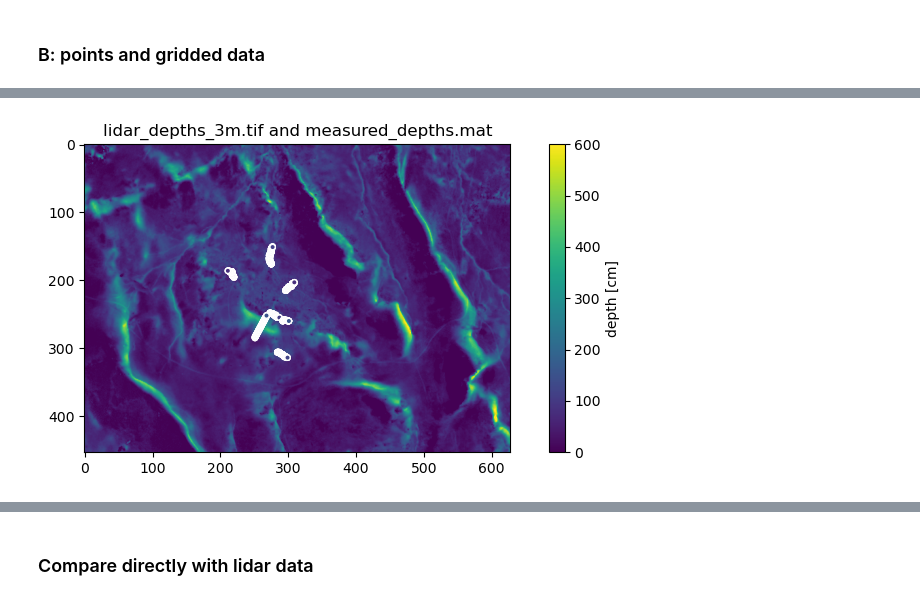
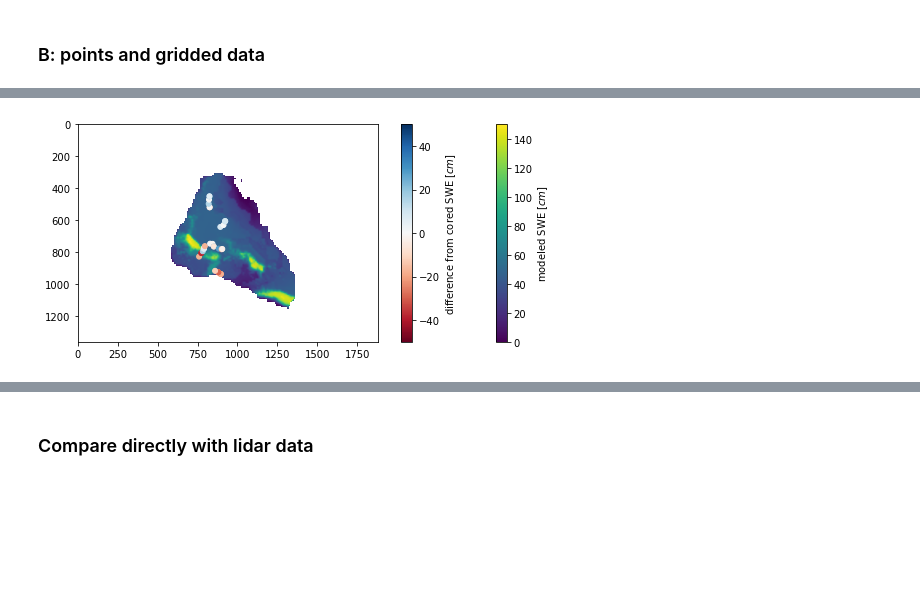
Before and after one commit to jukesliu/snow-radar, a Jupyter notebook: process_ground_data.ipynb, the cells around one changed output, grey strips where cells are left out. Saved outputs shown, nothing was run; the diff lists cells and outputs as text; code cells hidden in the pictures; blank space fills up the shorter version.

```diff
--- a/process_ground_data.ipynb
+++ b/process_ground_data.ipynb
@@ -80,7 +84,7 @@ plt.show()
 # 2) Create Xm grid from the lidar data bounds/grid
 # %%
 # # step 1: create the 3 meter grid (center Xs and Ys) from the lidar dataset (1 m)
-new_res = 3 # meter spacing for grid
+new_res = 1 # meter spacing for grid
 
 [lidar_DATA, lidar_X, lidar_Y] = read_ground_data_mat(ground_data_folder+'lidar_depths.mat')
 lidar_X = lidar_X.flatten()
@@ -315,9 +368,42 @@ for i in range(0, len(X_in)):
+# %%
+# grab difference in depth at points
+gridded_depths_at_points = data1[y_idxs, x_idxs].flatten()
+diff = gridded_depths_at_points - DATA_in.flatten()
+
+plt.figure(figsize=(10,4))
+plt.imshow(data1,vmin=0,vmax=150)
+cbar1 = plt.colorbar(); cbar1.set_label('calculated density [$kg/m^3$]')
+plt.scatter(x_idxs, y_idxs, c=diff, cmap='RdBu',marker='o',s=25,vmin=-50, vmax=50)
+cbar2 = plt.colorbar(); cbar2.set_label('density difference [$kg/m^3$]')
+plt.show()
+
+# # linear regression
+# r2_ground_lidar = r2_score(gridded_depths_at_points, DATA_in.flatten())
+# rmse_ground_lidar = np.sqrt(mean_squared_error(gridded_depths_at_points, DATA_in.flatten()))
+# # print(round(r2_ground_lidar,2), str(round(rmse_ground_lidar,2)))
+
+# # histogram
+# plt.figure(figsize=(6,4))
+# plt.hist(diff,bins=30)
+# plt.xlim(-250,250); plt.title('Distribution of depth differences'); plt.xlabel('Depth difference [cm]')
+# plt.show()
+
+# # plot 1 to 1 comparison
+# plt.scatter(gridded_depths_at_points, DATA_in.flatten(), marker='.',color='g',alpha=1)
+# plt.plot([0,1000],[0,1000],'k-')
+# plt.xlim([0,400]); plt.ylim([0,400])
+# plt.ylabel('measured depths [cm]'); plt.xlabel('lidar depths [cm]')
+# plt.title('$r^2$ = '+str(round(r2_ground_lidar,2))+', RMSE = '+str(round(rmse_ground_lidar,2)))
+# plt.gca().set_aspect('equal'); plt.tight_layout()
+# # plt.savefig('/Users/jukesliu/Documents/POSTDOC/snow-radar/ReynoldsMountain/ground_lidar_1to1.jpg',dpi=200)
+# plt.show()
 # %%
 plt.figure(figsize=(10,4))
-plt.imshow(data1,vmin=0, vmax=600)
-cbar = plt.colorbar(); cbar.set_label('depth [cm]')
-plt.scatter(x_idxs, y_idxs, c=DATA_in, marker='o',s=15,edgecolors='white',vmin=0, vmax=600)
-plt.title(fname1+' and '+fname2)
+plt.imshow(data1,vmin=0,vmax=150)
+cbar1 = plt.colorbar(); cbar1.set_label('modeled SWE [$cm$]')
+plt.scatter(x_idxs, y_idxs, c=diff, cmap='RdBu',marker='o',s=25,vmin=-50, vmax=50)
+cbar2 = plt.colorbar(); cbar2.set_label('difference from cored SWE [$cm$]')
+# plt.title(fname1+' - '+fname2)
 plt.show()
 # %% [output]
-[figure, old version]
+[figure, new version]
```
Also changed, not shown: parts of 54 cells of this notebook, 4 other files.
